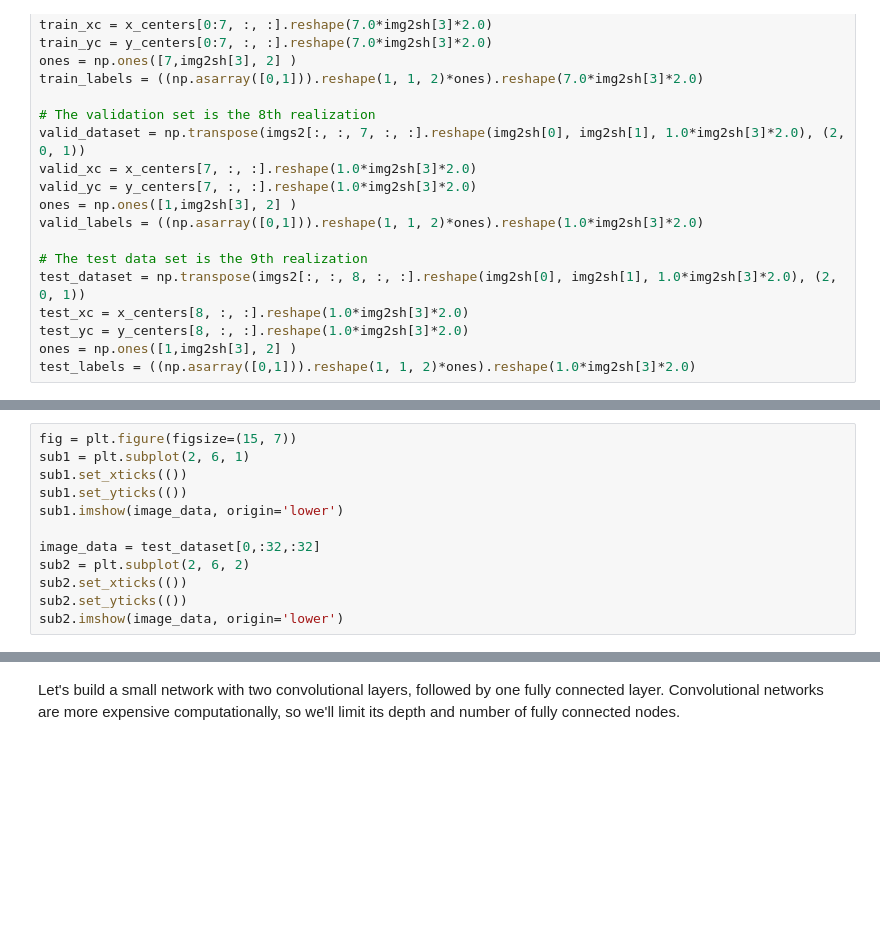
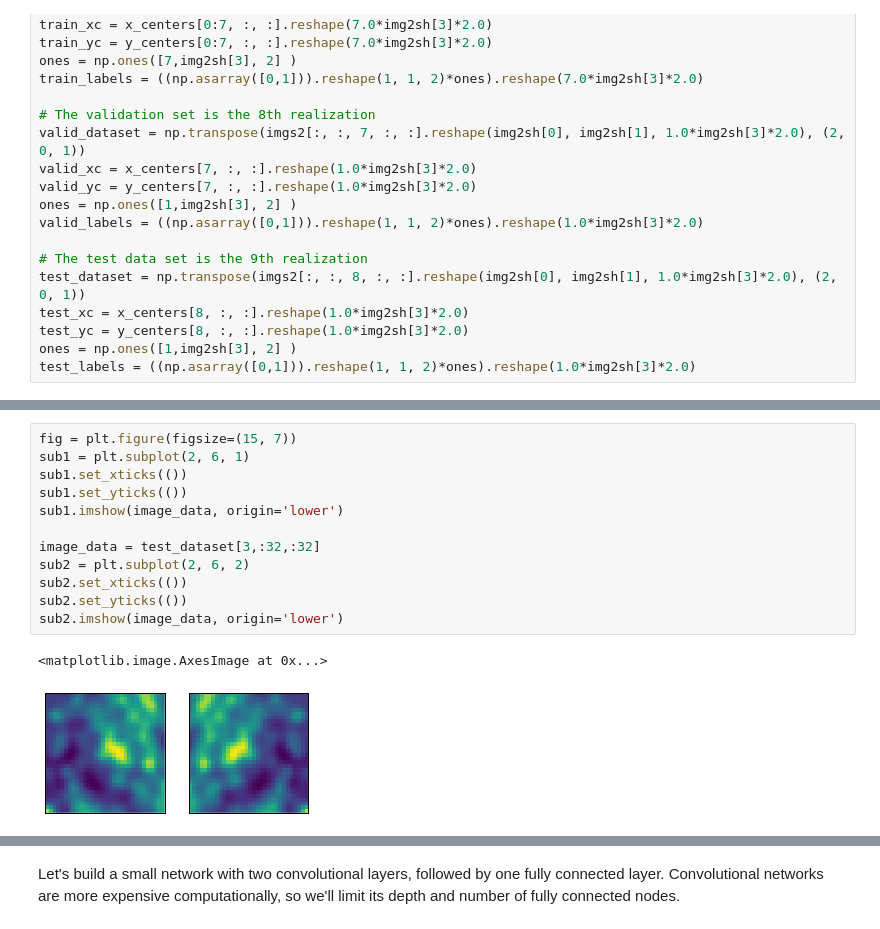
Before and after one commit to jrhastro/astroNN, a Jupyter notebook: conv_WL_devel.ipynb, the cells around one changed output, grey strips where cells are left out. Saved outputs shown, nothing was run; the diff lists cells and outputs as text; blank space fills up the shorter version.

```diff
--- a/conv_WL_devel.ipynb
+++ b/conv_WL_devel.ipynb
@@ -274,14 +354,17 @@ plt.plot(np.reshape(x_centers, 9*19720*2), np.reshape(y_centers, 9*19720*2), '.'
 # %%
 fig = plt.figure(figsize=(15, 7))
 sub1 = plt.subplot(2, 6, 1)
 sub1.set_xticks(())
 sub1.set_yticks(())
 sub1.imshow(image_data, origin='lower')
 
-image_data = test_dataset[0,:32,:32]
+image_data = test_dataset[3,:32,:32]
 sub2 = plt.subplot(2, 6, 2)
 sub2.set_xticks(())
 sub2.set_yticks(())
 sub2.imshow(image_data, origin='lower')
+# %% [output]
+<matplotlib.image.AxesImage at 0x...>
+[figure, added]
 # %%
 # Loop to get array elements for grid
```
Also changed, not shown: parts of 18 cells of this notebook, 13 other files.
